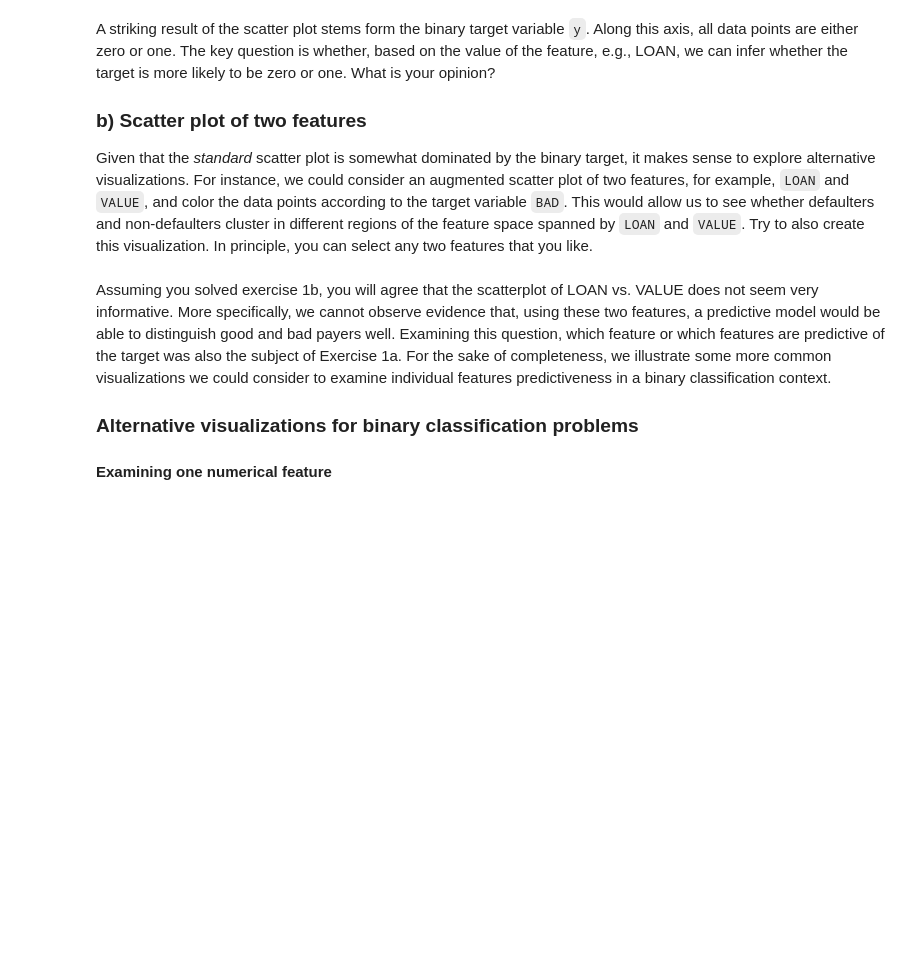
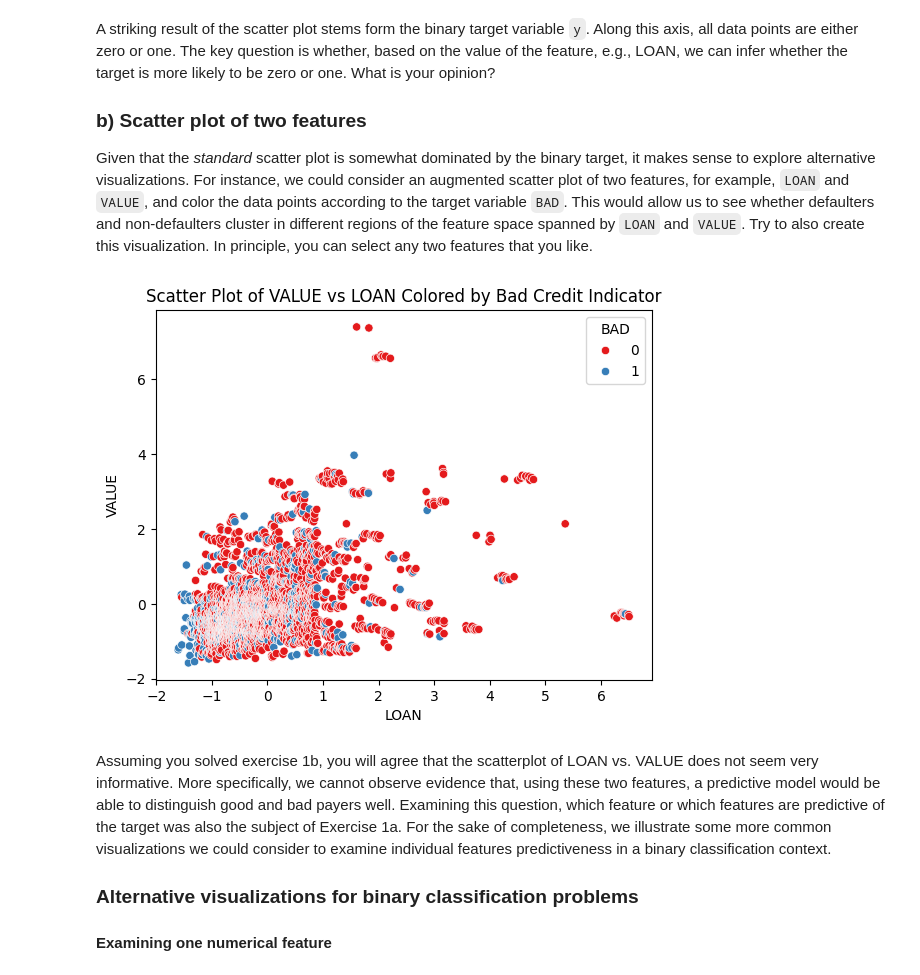
Before and after one commit to VitosTamas271/ESMT_IntroToMachineLearing, a Jupyter notebook: notebooks/p3_classification.ipynb, the cells around one changed output. Saved outputs shown, nothing was run; the diff lists cells and outputs as text; code cells hidden in the pictures; blank space fills up the shorter version.

```diff
--- a/notebooks/p3_classification.ipynb
+++ b/notebooks/p3_classification.ipynb
@@ -106,7 +106,15 @@ Given that the *standard* scatter plot is somewhat dominated by the binary targe
 # %%
 # Exercise 1b: scatter plot of two features
 X1 = 'LOAN'  # select first feature of your choice
 X2 = 'VALUE'  # select second feature of your choice
+
+sns.scatterplot(df, x = X[X1], y = X[X2], hue = 'BAD', palette = 'Set1')
+plt.xlabel(X1)
+plt.ylabel(X2)
+plt.title(f'Scatter Plot of {X2} vs {X1} Colored by Bad Credit Indicator')
+plt.show()
+# %% [output]
+[figure, added]
 # %% [markdown]
 Assuming you solved exercise 1b, you will agree that the scatterplot of LOAN vs. VALUE does not seem very informative. More specifically, we cannot observe evidence that, using these two features, a predictive model would be able to distinguish good and bad payers well. Examining this question, which feature or which features are predictive of the target was also the subject of Exercise 1a. For the sake of completeness, we illustrate some more common visualizations we could consider to examine individual features predictiveness in a binary classification context.
 
```
